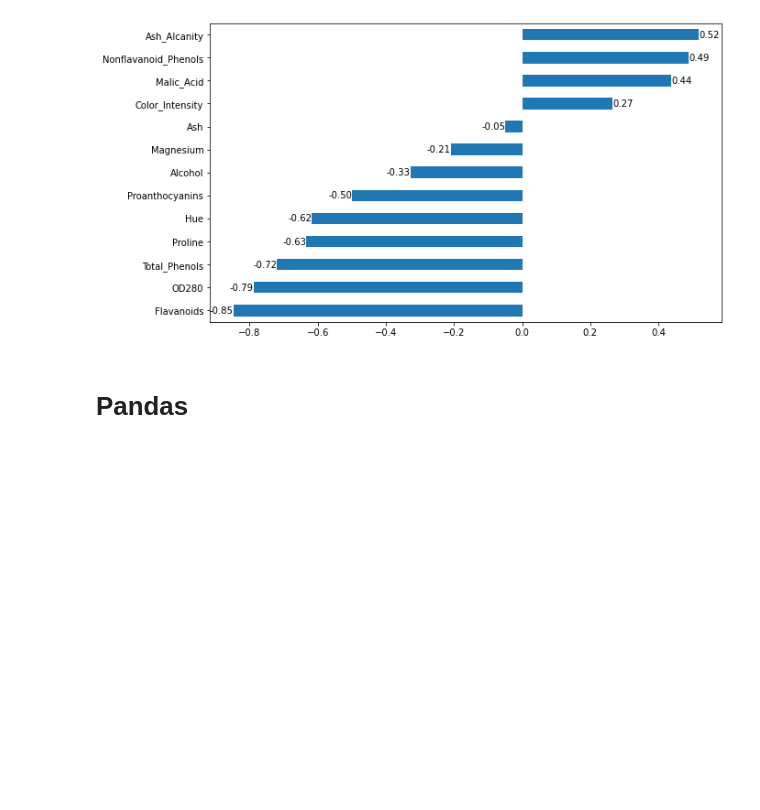
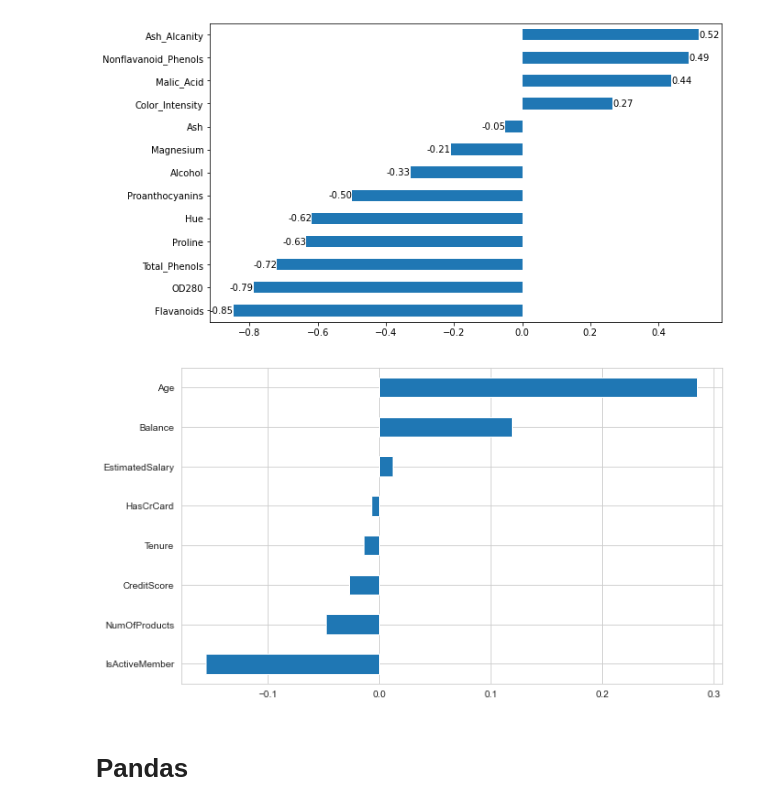
Before and after one commit to harun1yuksel/working, a Jupyter notebook: usefull_codes/usefull_functions.ipynb, the cells around one changed output. Cells and saved outputs as stored; diff of their text form; code cells hidden in the pictures; blank space fills up the shorter version.

```diff
--- a/usefull_codes/usefull_functions.ipynb
+++ b/usefull_codes/usefull_functions.ipynb
@@ -137,6 +143,10 @@ ax.bar_label(ax.containers[0], fmt="%.2f");
 # Ash_alcanity ve flavanoids customer segmenti belirleyiciymiş
 # %% [output]
 [figure]
+# %%
+df.corr()['Exited'][:-1].sort_values().plot.barh();
+# %% [output]
+[figure, added]
 # %% [markdown]
 # Pandas
 # %% [markdown]
```
Also changed, not shown: parts of 9 cells of this notebook, 2 other files.
